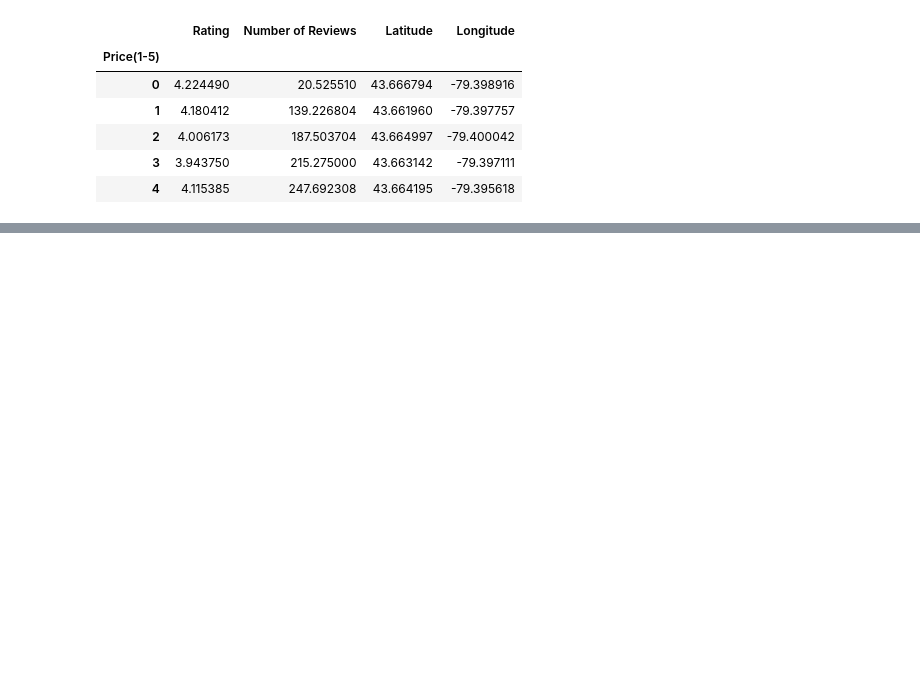
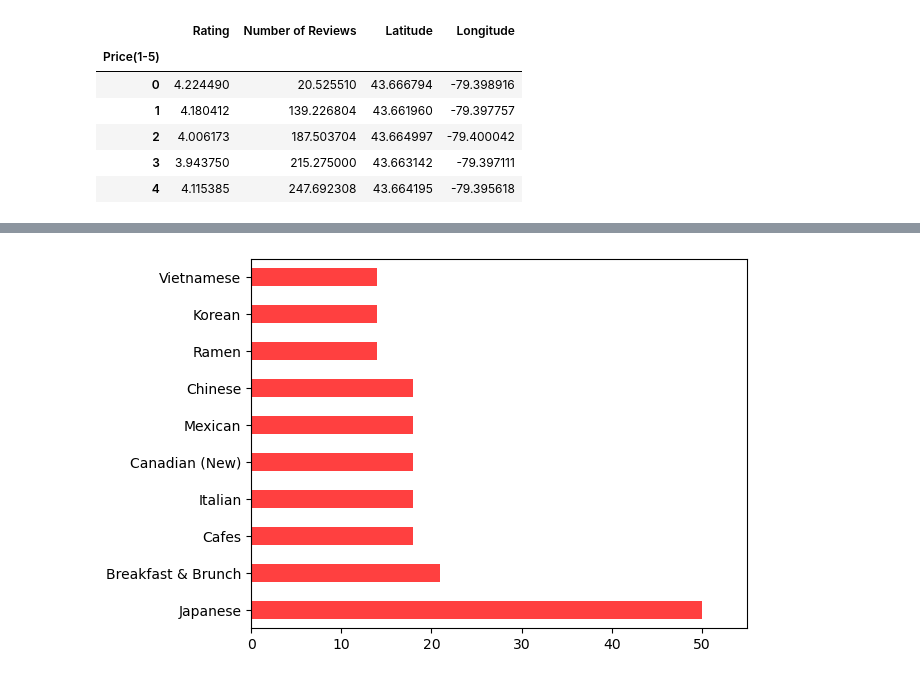
Before and after one commit to AlanDeng7/Module-7-Project1, a Jupyter notebook: Code_Alan/Question2.ipynb, the cells around one changed output, grey strips where cells are left out. Drawn from its saved outputs; the diff is of its cells as text; code cells hidden in the pictures; blank space fills up the shorter version.

```diff
--- a/Code_Alan/Question2.ipynb
+++ b/Code_Alan/Question2.ipynb
@@ -82,0 +180,3 @@ low_tor_df.head()
+# %%
+categ_van = rating_review_van_df["Category"].value_counts()
+print(categ_van[0:10])
@@ -82,0 +217,4 @@ low_tor_df.head()
+# %%
+ax_van = categ_van[0:10].plot.barh(x="Category", y="Rating",xlim = [0,55],alpha = 0.75,color="red")
+# %% [output]
+[figure, added]
```
Also changed, not shown: parts of 22 cells of this notebook.
